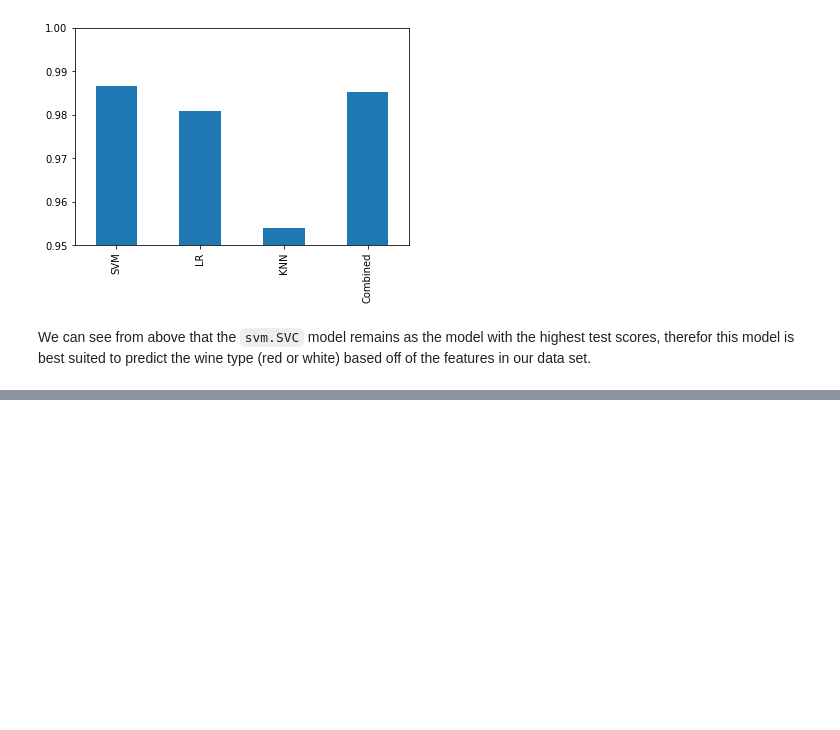
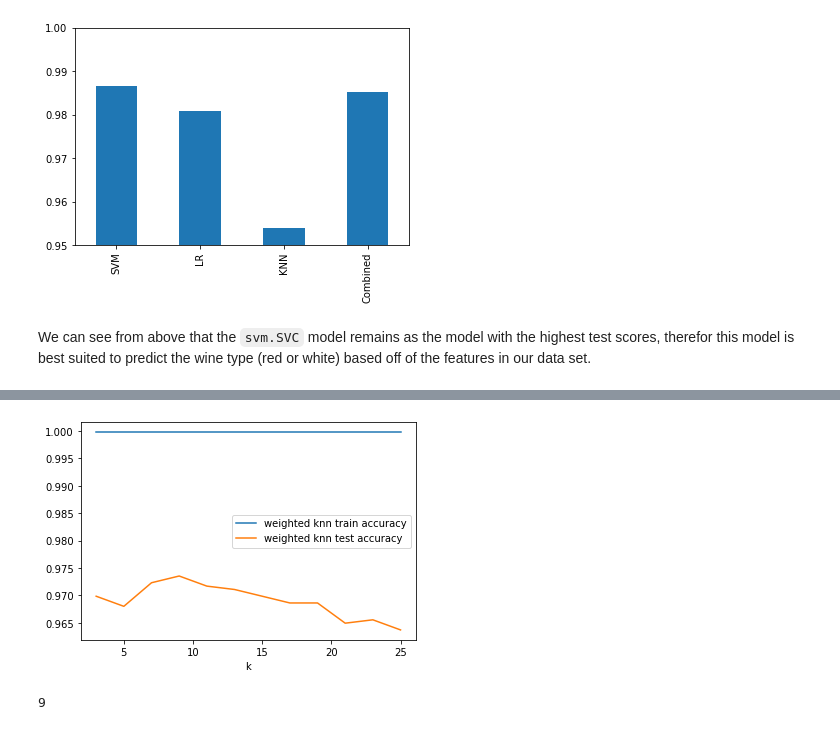
Before and after one commit to avneetgill/ensf544Project, a Jupyter notebook: Project1.2/Q2 Binary Classification.ipynb, the cells around one changed output, grey strips where cells are left out. Cells and saved outputs as stored; diff of their text form; code cells hidden in the pictures; blank space fills up the shorter version.

Commit message:
normalization for Q2

```diff
--- a/Project1.2/Q2 Binary Classification.ipynb
+++ b/Project1.2/Q2 Binary Classification.ipynb
@@ -197,0 +212,21 @@ We can see from above that the `svm.SVC` model remains as the model with the hig
+# %%
+from sklearn.preprocessing import normalize
+
+features_normalized = normalize(features, axis=1)
+
+#same seed we evaluated all ks on above (without normalized data)
+seed = 5026
+x_train, x_test, y_train, y_test = train_test_split(features_normalized, labels, test_size=0.25, random_state=seed)
+
+weights={'weights':'distance'}
+knn_score_weighted = test_knn(range(3,26,2), x_train, x_test, y_train, y_test, **weights)
+
+ax = knn_score_weighted.plot()
+ax.legend(["weighted knn train accuracy", "weighted knn test accuracy","lr score"]);
+# %% [output]
+[figure, added]
+# %%
+postNormalizationBestK = knn_score_weighted['test_score'].idxmax()
+print(postNormalizationBestK)
+# %% [output]
+9
```
Also changed, not shown: parts of 11 cells of this notebook.
